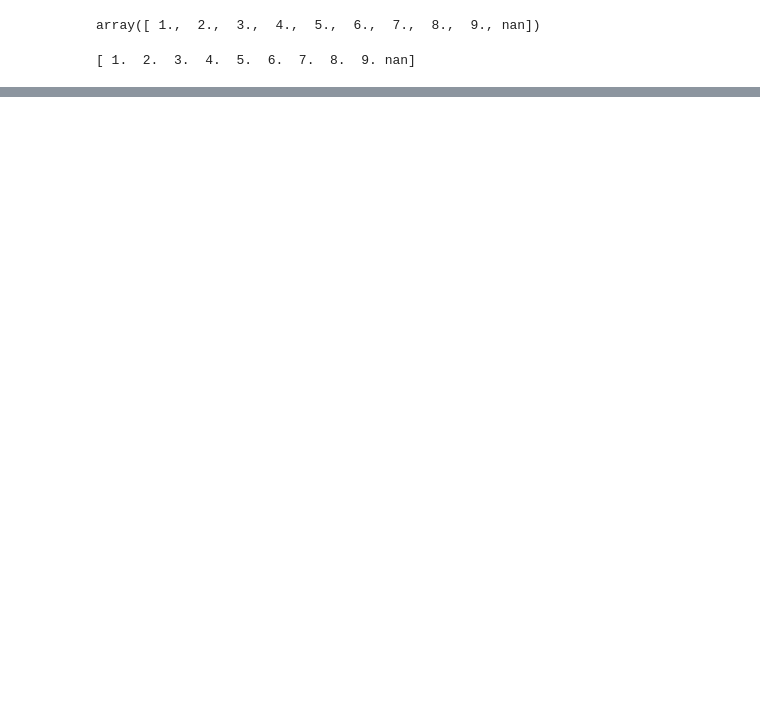
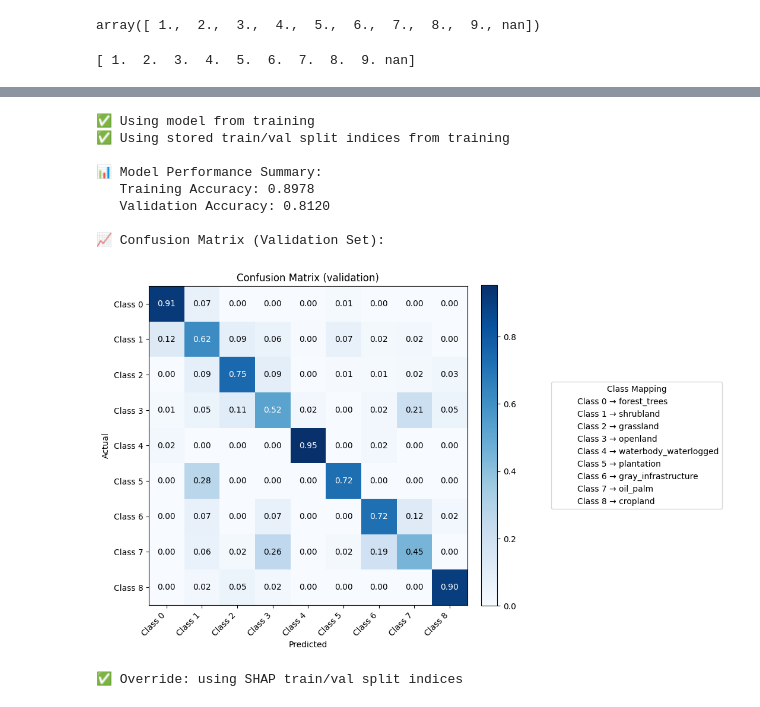
Before and after one commit to miqbalf/gis-carbon-ai, a Jupyter notebook: jupyter/notebooks/02u_ML_pl_catboost_lc.ipynb, the cells around one changed output, grey strips where cells are left out. Cells and saved outputs as stored; diff of their text form; code cells hidden in the pictures; blank space fills up the shorter version.

```diff
--- a/jupyter/notebooks/02u_ML_pl_catboost_lc.ipynb
+++ b/jupyter/notebooks/02u_ML_pl_catboost_lc.ipynb
@@ -1827,8 +2158,8 @@ print(f"✅ Using calculated optimal class weights: {class_weights_to_use}")
 
 # Define CatBoost model configuration (lighter to reduce OOM risk)
 model_config = dict(
-    iterations=5000,
-    learning_rate=0.05,
+    iterations=30000,
+    learning_rate=0.01,
     eval_metric='MultiClass',        # Evaluation metric
     l2_leaf_reg=6,                # L2 regularization
     random_seed=42,                # Random seed for reproducibility
@@ -1837,7 +2168,6 @@ model_config = dict(
     use_best_model=True,          # Use best model from validation
     depth=4,                      # Tree depth
     class_weights=class_weights_to_use,  # Optimal balanced weights (or default)
-    use_cpu_ram_limit="8gb",     # guardrail to prevent kernel kill
 )
 
 class_label_map = {
@@ -1975,12 +2333,12 @@ print(classification_report(y_val_eval, y_val_pred, target_names=class_names))
 
 
 # Feature importance (top 20)
-print("\n🔍 Top 20 Most Important Features:")
+print("\n🔍 Top 30 Most Important Features:")
 feature_importance = model_eval.get_feature_importance(type='PredictionValuesChange')
-feature_names = ds_train.coords['features'].values
+feature_names = ds_train.coords['feature'].values
 importance_df = pd.DataFrame({
     'feature': feature_names,
     'importance': feature_importance
 }).sort_values('importance', ascending=False)
 
-print(importance_df.head(20).to_string(index=False))
+print(importance_df.head(30).to_string(index=False))
@@ -2021,14 +2426,16 @@ elif hasattr(X_train, "iloc"):  # pandas DataFrame/Series
 else:  # e.g., xarray DataArray or other array-like
     X_sample = np.asarray(getattr(X_train, "values", X_train))[idx]
 # %%
+import shap
+
 # Build explainer and compute SHAP values (CatBoost multi-class safe)
 model_for_shap = model_full if 'model_full' in globals() else model_eval
 if model_for_shap is None:
     raise ValueError("No trained model available for SHAP computation.")
 
 # Use ds_train feature coord names to avoid generic f0..fn
-if 'ds_train' in globals() and hasattr(ds_train, 'coords') and 'features' in ds_train.coords:
-    feature_names = list(ds_train.coords['features'].values)
+if 'ds_train' in globals() and hasattr(ds_train, 'coords') and 'feature' in ds_train.coords:
+    feature_names = list(ds_train.coords['feature'].values)
     X_train = ds_train.X_features.values
 else:
     # Fallback to X_train already in scope
@@ -2106,7 +2531,7 @@ top_k = 30
 feature_subset = selected_features[:top_k]
 
 # Align subset to ds_train feature order
-all_feats = list(ds_train.coords["features"].values)
+all_feats = list(ds_train.coords["feature"].values)
 feat_idx = [all_feats.index(f) for f in feature_subset if f in all_feats]
 
 if len(feat_idx) != len(feature_subset):
@@ -2114,7 +2539,7 @@ if len(feat_idx) != len(feature_subset):
     raise ValueError(f"Missing features in ds_train: {missing}")
 
 # Filter dataset to selected features
-ds_train_shap = ds_train.isel(features=feat_idx)
+ds_train_shap = ds_train.isel(feature=feat_idx)
 
 # Recompute class weights on the filtered dataset
 y_all = ds_train_shap.y.values
@@ -2192,8 +2635,8 @@ y_all = ds_train.y.values
 
 # Use stored indices from training (if available) or recreate with same seed
 if 'val_indices' in config_full:
-    val_indices = np.array(config_full['val_indices'])
-    train_indices = np.array(config_full['train_indices'])
+    val_indices = np.array(config_full_shap['val_indices'])
+    train_indices = np.array(config_full_shap['train_indices'])
     print("✅ Using stored train/val split indices from training")
 else:
     # Fallback: recreate split with same seed
@@ -2201,33 +2644,51 @@ else:
         np.arange(len(X_all)),
         test_size=0.2,
         random_state=42,
         stratify=y_all
     )
     print("⚠️ Recreating split (stored indices not found)")
 
 X_train_eval = X_all[train_indices]
 X_val_eval = X_all[val_indices]
 y_train_eval = y_all[train_indices]
 y_val_eval = y_all[val_indices]
 
 # Get predictions
 y_train_pred = model_eval.predict(X_train_eval)
 y_val_pred = model_eval.predict(X_val_eval)
 
 # Calculate accuracies
 train_acc = accuracy_score(y_train_eval, y_train_pred)
 val_acc = accuracy_score(y_val_eval, y_val_pred)
 
 print(f"\n📊 Model Performance Summary:")
 print(f"   Training Accuracy: {train_acc:.4f}")
 print(f"   Validation Accuracy: {val_acc:.4f}")
 
 # Plot confusion matrix
 print("\n📈 Confusion Matrix (Validation Set):")
 # plot_confusion_matrix(y_val_eval, y_val_pred, dataset="validation")
 
 plot_confusion_matrix(y_val_eval, y_val_pred, class_label_map=config_full_shap['label_map'], dataset="validation")
 # plot_classification_report(y_val_eval, y_val_pred, class_label_map=config_full['label_map'])
+# %% [output]
+✅ Using model from training
+✅ Using stored train/val split indices from training
+
+📊 Model Performance Summary:
+   Training Accuracy: 0.8978
+   Validation Accuracy: 0.8120
+
+📈 Confusion Matrix (Validation Set):
+[figure, added]
+# %%
+# Override to enforce SHAP split indices (avoid mixing with full-feature config)
+if 'config_full_shap' in globals() and 'val_indices' in config_full_shap:
+    val_indices = np.array(config_full_shap['val_indices'])
+    train_indices = np.array(config_full_shap['train_indices'])
+    print("✅ Override: using SHAP train/val split indices")
+# %% [output]
+✅ Override: using SHAP train/val split indices
 # %%
 # ============================================================================
 # STEP 11: ADDITIONAL EVALUATION (OPTIONAL)
```
Also changed, not shown: parts of 81 cells of this notebook.
